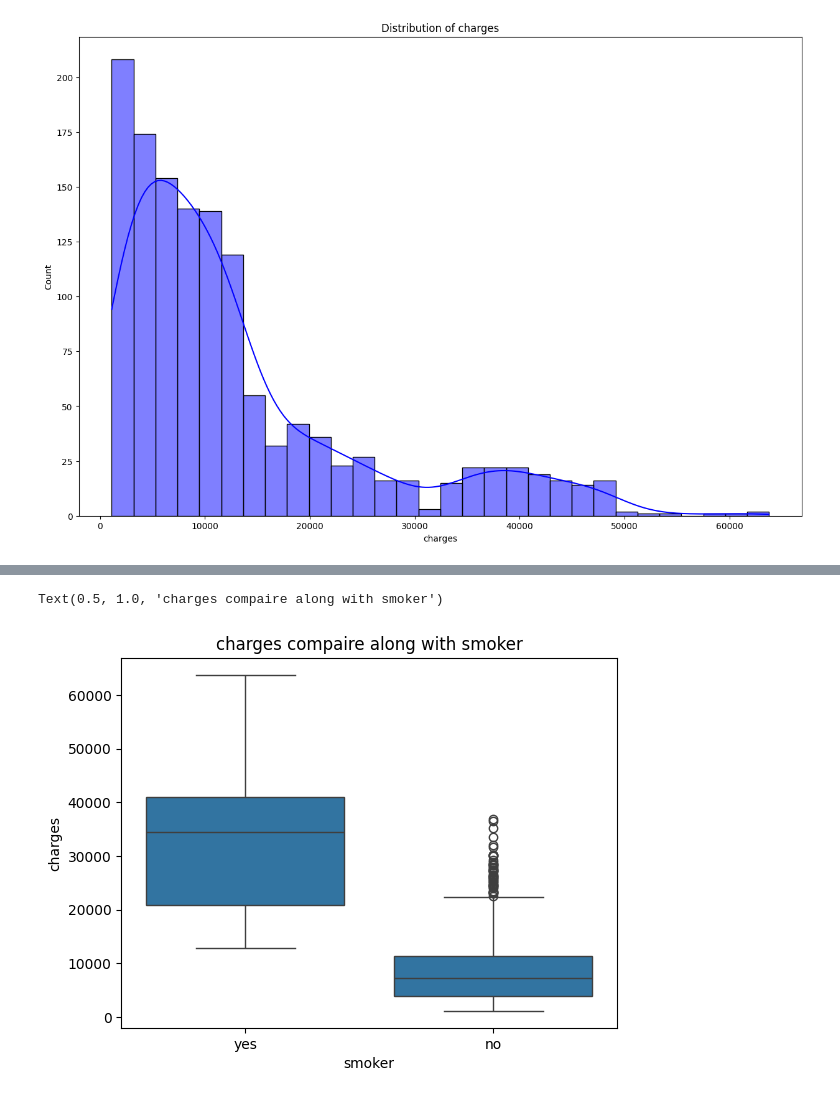
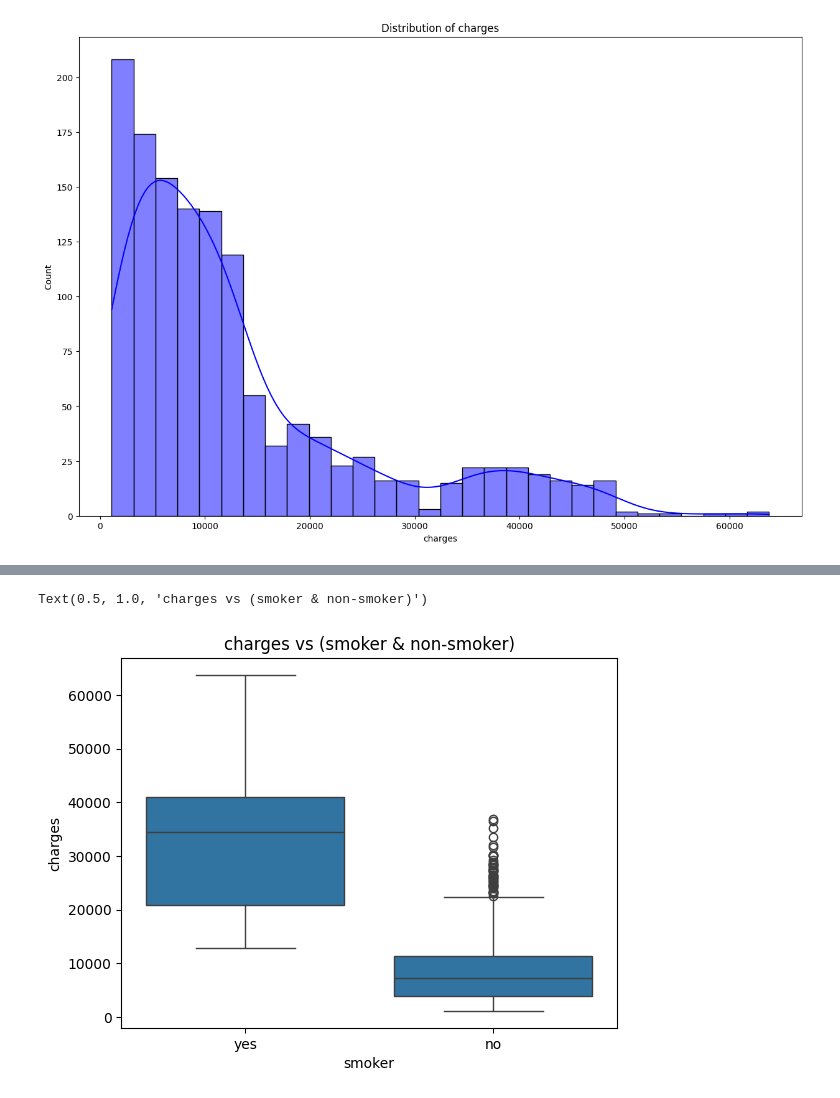
Before and after one commit to sarthakactuary/Actuarial_Analysis_on_Medical_Cost_Data, a Jupyter notebook: Working.ipynb, the cells around one changed output, grey strips where cells are left out. Cells and saved outputs as stored; diff of their text form; code cells hidden in the pictures.

```diff
--- a/Working.ipynb
+++ b/Working.ipynb
@@ -114,6 +97,6 @@ Text(0.5, 1.0, 'bmi vs charges along with somker')
 # %%
 sns.boxplot(x='smoker',y='charges',data=df)
-plt.title("charges compaire along with smoker")
+plt.title("charges vs (smoker & non-smoker)")
 # %% [output]
-Text(0.5, 1.0, 'charges compaire along with smoker')
+Text(0.5, 1.0, 'charges vs (smoker & non-smoker)')
-[figure, old version]
+[figure, new version]
```
Also changed, not shown: parts of 18 cells of this notebook, 8 other files.
